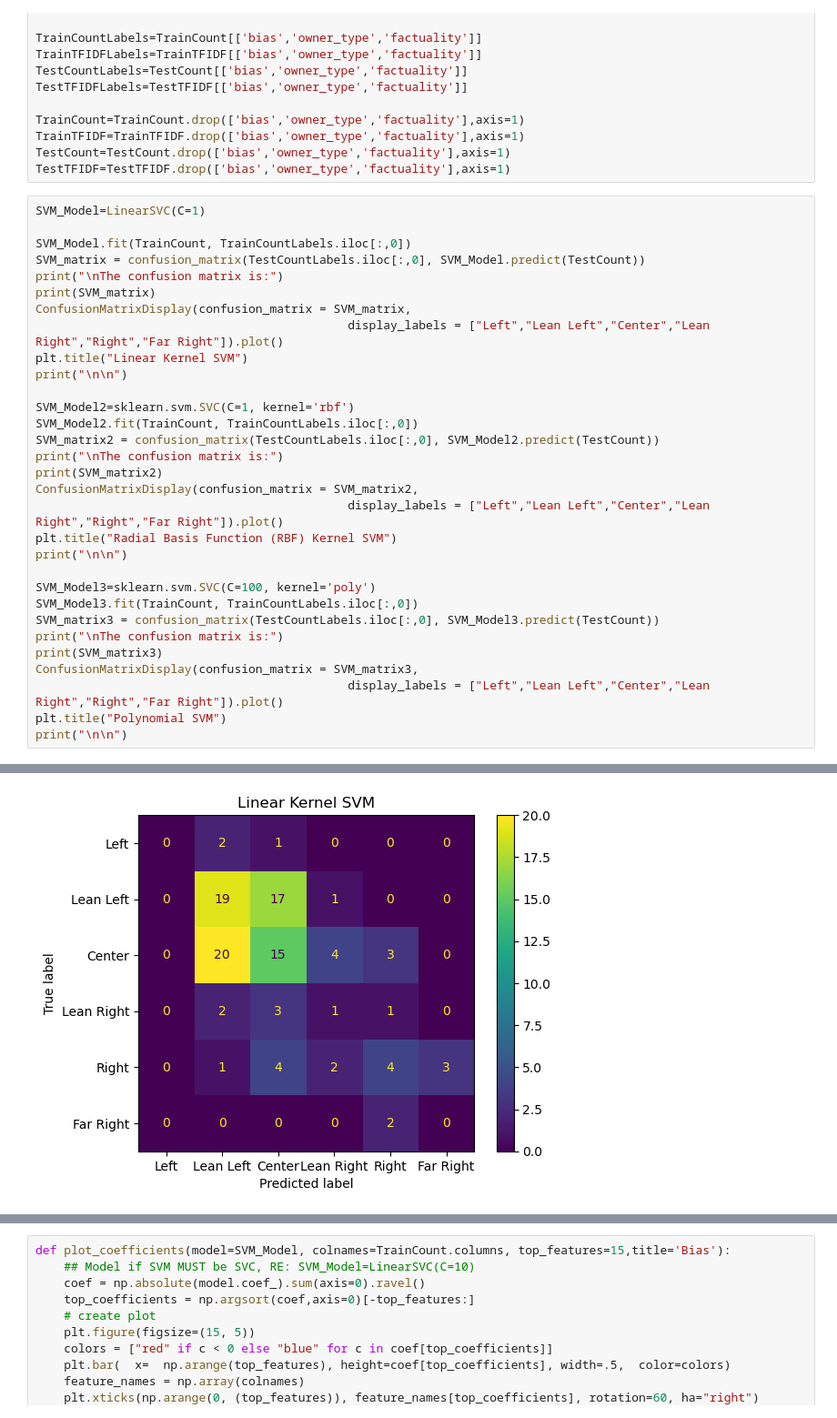
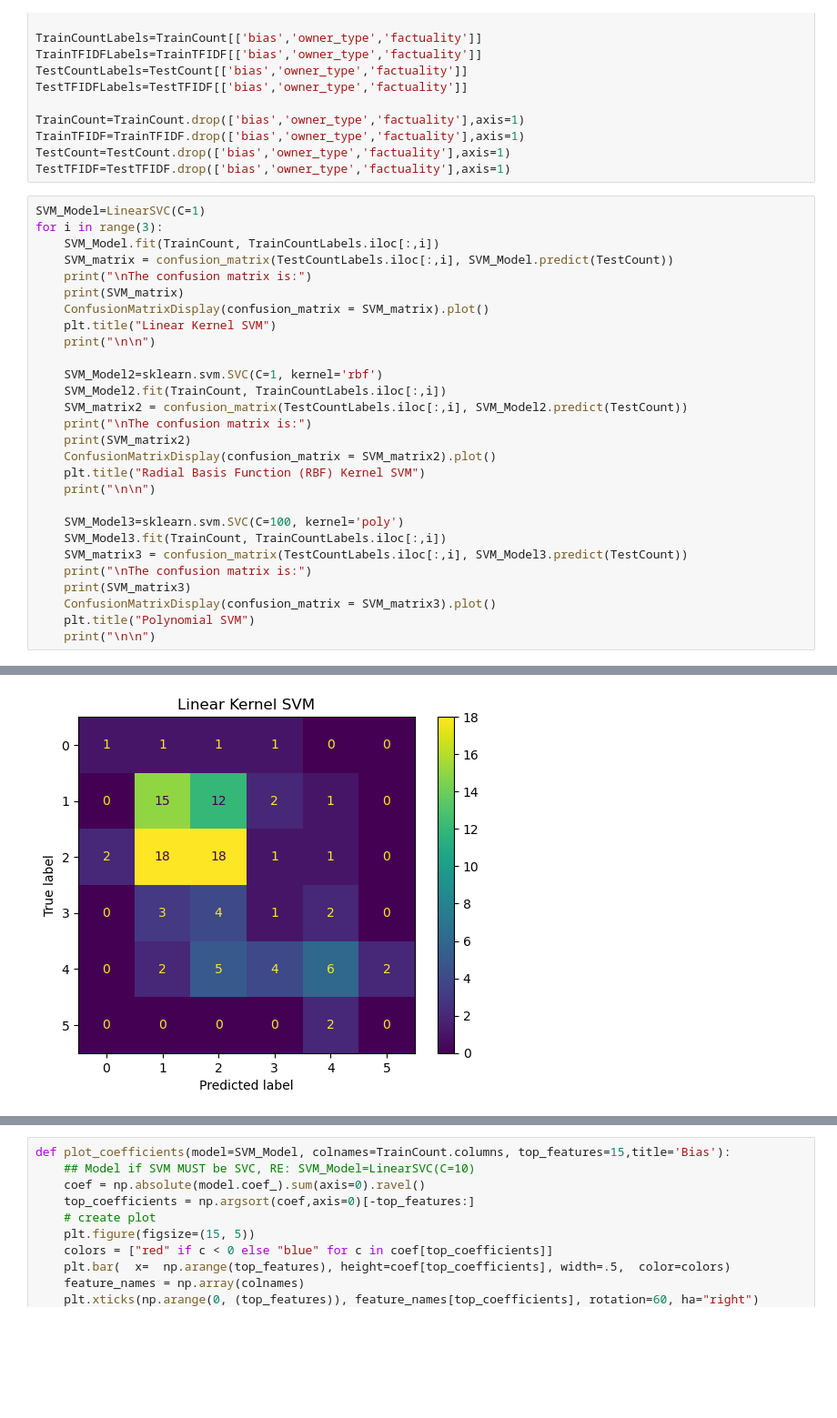
Before and after one commit to EvanMcCormick37/Text-Mining-Research-Project-Spring-2024, a Jupyter notebook: analysis/SVM.ipynb, the cells around one changed output, grey strips where cells are left out. Shown: that part at 91% size. Saved outputs shown, nothing was run; the diff lists cells and outputs as text; blank space fills up the shorter version.

```diff
--- a/analysis/SVM.ipynb
+++ b/analysis/SVM.ipynb
@@ -68,34 +86,31 @@ TestCount=TestCount.drop(['bias','owner_type','factuality'],axis=1)
 TestTFIDF=TestTFIDF.drop(['bias','owner_type','factuality'],axis=1)
 # %%
 SVM_Model=LinearSVC(C=1)
+for i in range(3):
+    SVM_Model.fit(TrainCount, TrainCountLabels.iloc[:,i])
+    SVM_matrix = confusion_matrix(TestCountLabels.iloc[:,i], SVM_Model.predict(TestCount))
+    print("\nThe confusion matrix is:")
+    print(SVM_matrix)
+    ConfusionMatrixDisplay(confusion_matrix = SVM_matrix).plot()
+    plt.title("Linear Kernel SVM")
+    print("\n\n")
 
-SVM_Model.fit(TrainCount, TrainCountLabels.iloc[:,0])
-SVM_matrix = confusion_matrix(TestCountLabels.iloc[:,0], SVM_Model.predict(TestCount))
-print("\nThe confusion matrix is:")
-print(SVM_matrix)
-ConfusionMatrixDisplay(confusion_matrix = SVM_matrix,
-                                            display_labels = ["Left","Lean Left","Center","Lean Right","Right","Far Right"]).plot()
-plt.title("Linear Kernel SVM")
-print("\n\n")
+    SVM_Model2=sklearn.svm.SVC(C=1, kernel='rbf')
+    SVM_Model2.fit(TrainCount, TrainCountLabels.iloc[:,i])
+    SVM_matrix2 = confusion_matrix(TestCountLabels.iloc[:,i], SVM_Model2.predict(TestCount))
+    print("\nThe confusion matrix is:")
+    print(SVM_matrix2)
+    ConfusionMatrixDisplay(confusion_matrix = SVM_matrix2).plot()
+    plt.title("Radial Basis Function (RBF) Kernel SVM")
+    print("\n\n")
 
-SVM_Model2=sklearn.svm.SVC(C=1, kernel='rbf')
-SVM_Model2.fit(TrainCount, TrainCountLabels.iloc[:,0])
-SVM_matrix2 = confusion_matrix(TestCountLabels.iloc[:,0], SVM_Model2.predict(TestCount))
-print("\nThe confusion matrix is:")
-print(SVM_matrix2)
-ConfusionMatrixDisplay(confusion_matrix = SVM_matrix2,
-                                            display_labels = ["Left","Lean Left","Center","Lean Right","Right","Far Right"]).plot()
-plt.title("Radial Basis Function (RBF) Kernel SVM")
-print("\n\n")
-
-SVM_Model3=sklearn.svm.SVC(C=100, kernel='poly')
-SVM_Model3.fit(TrainCount, TrainCountLabels.iloc[:,0])
-SVM_matrix3 = confusion_matrix(TestCountLabels.iloc[:,0], SVM_Model3.predict(TestCount))
-print("\nThe confusion matrix is:")
-print(SVM_matrix3)
-ConfusionMatrixDisplay(confusion_matrix = SVM_matrix3,
-                                            display_labels = ["Left","Lean Left","Center","Lean Right","Right","Far Right"]).plot()
-plt.title("Polynomial SVM")
-print("\n\n")
+    SVM_Model3=sklearn.svm.SVC(C=100, kernel='poly')
+    SVM_Model3.fit(TrainCount, TrainCountLabels.iloc[:,i])
+    SVM_matrix3 = confusion_matrix(TestCountLabels.iloc[:,i], SVM_Model3.predict(TestCount))
+    print("\nThe confusion matrix is:")
+    print(SVM_matrix3)
+    ConfusionMatrixDisplay(confusion_matrix = SVM_matrix3).plot()
+    plt.title("Polynomial SVM")
+    print("\n\n")
 # %% [output]
 The confusion matrix is:
@@ -118 +150 @@ The confusion matrix is:
-[figure, old version]
+[figure, new version]
```
Also changed, not shown: parts of 7 cells of this notebook, 19 other files.
